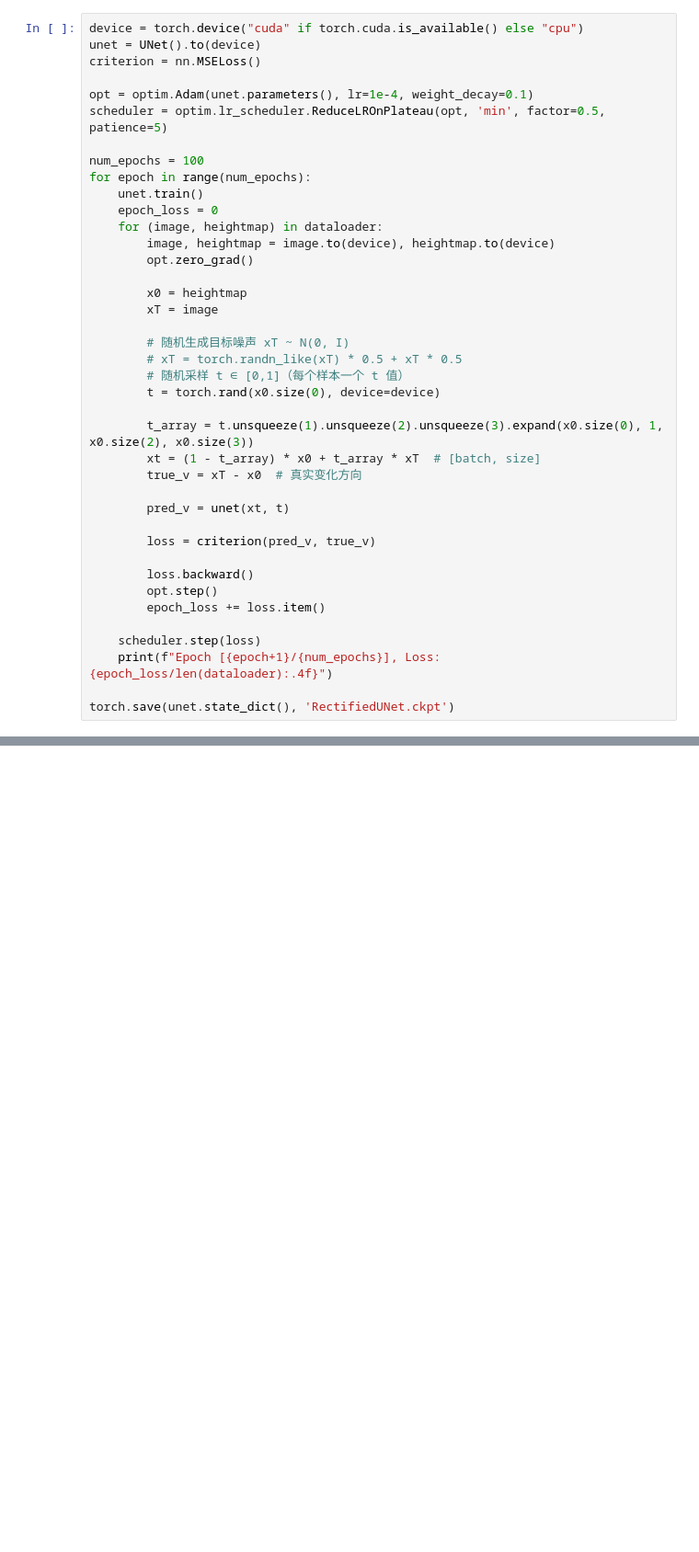
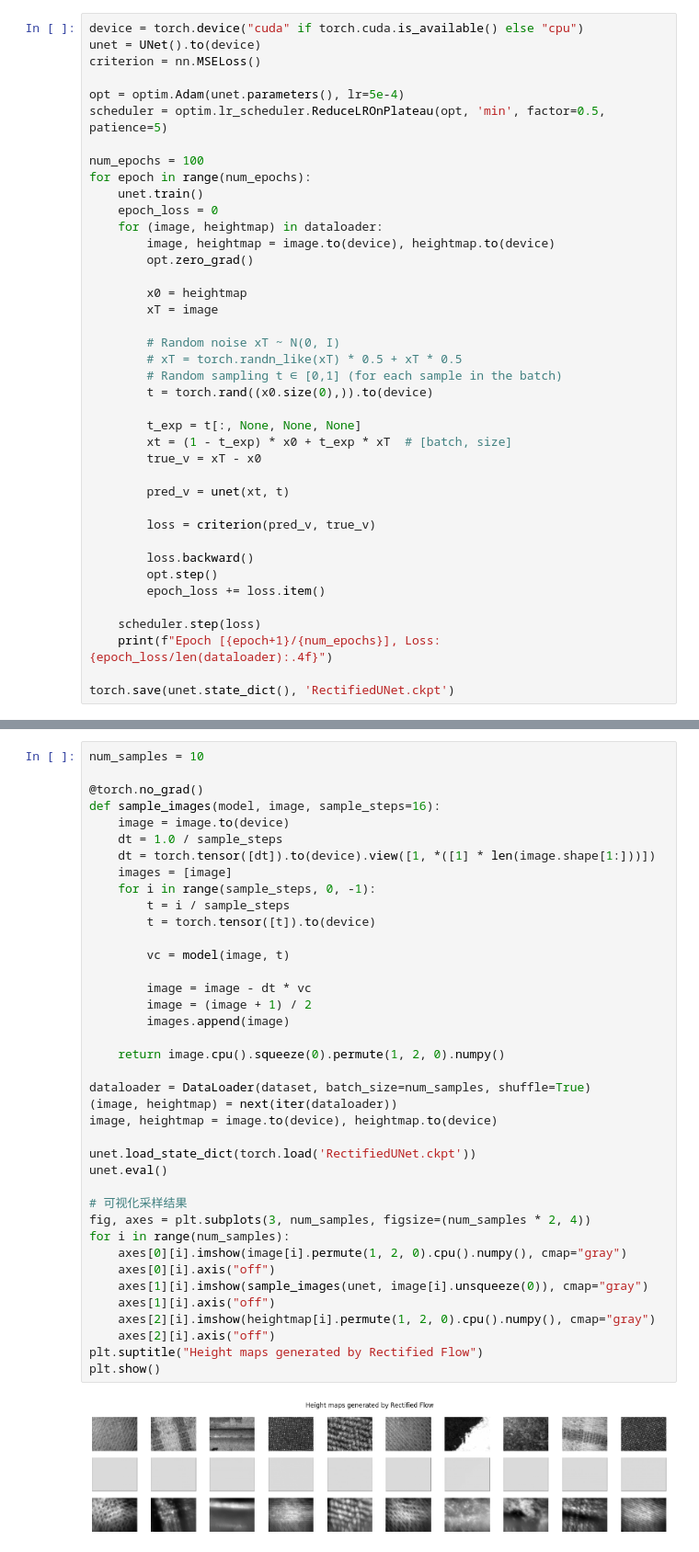
Before and after one commit to MXMX0811/GelSight_Texture_Dataset, a Jupyter notebook: models/RectifiedUNet.ipynb, the cells around one changed output, grey strips where cells are left out. Shown at 92% size. Cells and saved outputs as stored; diff of their text form; blank space fills up the shorter version.

```diff
--- a/models/RectifiedUNet.ipynb
+++ b/models/RectifiedUNet.ipynb
@@ -158,7 +192,7 @@ device = torch.device("cuda" if torch.cuda.is_available() else "cpu")
 unet = UNet().to(device)
 criterion = nn.MSELoss()
 
-opt = optim.Adam(unet.parameters(), lr=1e-4, weight_decay=0.1)
+opt = optim.Adam(unet.parameters(), lr=5e-4)
 scheduler = optim.lr_scheduler.ReduceLROnPlateau(opt, 'min', factor=0.5, patience=5)
 
 num_epochs = 100
@@ -172,14 +206,14 @@ for epoch in range(num_epochs):
         x0 = heightmap
         xT = image
 
-        # 随机生成目标噪声 xT ~ N(0, I)
+        # Random noise xT ~ N(0, I)
         # xT = torch.randn_like(xT) * 0.5 + xT * 0.5
-        # 随机采样 t ∈ [0,1]（每个样本一个 t 值）
-        t = torch.rand(x0.size(0), device=device)
+        # Random sampling t ∈ [0,1] (for each sample in the batch)
+        t = torch.rand((x0.size(0),)).to(device)
 
-        t_array = t.unsqueeze(1).unsqueeze(2).unsqueeze(3).expand(x0.size(0), 1, x0.size(2), x0.size(3))
-        xt = (1 - t_array) * x0 + t_array * xT  # [batch, size]
-        true_v = xT - x0  # 真实变化方向
+        t_exp = t[:, None, None, None]
+        xt = (1 - t_exp) * x0 + t_exp * xT  # [batch, size]
+        true_v = xT - x0
 
         pred_v = unet(xt, t)
 
@@ -214,3 +248,44 @@ Epoch [100/100], Loss: 3.5272
+# %%
+num_samples = 10
+
+@torch.no_grad()
+def sample_images(model, image, sample_steps=16):
+    image = image.to(device)
+    dt = 1.0 / sample_steps
+    dt = torch.tensor([dt]).to(device).view([1, *([1] * len(image.shape[1:]))])
+    images = [image]
+    for i in range(sample_steps, 0, -1):
+        t = i / sample_steps
+        t = torch.tensor([t]).to(device)
+
+        vc = model(image, t)
+
+        image = image - dt * vc
+        image = (image + 1) / 2
+        images.append(image)
+
+    return image.cpu().squeeze(0).permute(1, 2, 0).numpy()
+
+dataloader = DataLoader(dataset, batch_size=num_samples, shuffle=True)
+(image, heightmap) = next(iter(dataloader))
+image, heightmap = image.to(device), heightmap.to(device)
+
+unet.load_state_dict(torch.load('RectifiedUNet.ckpt'))
+unet.eval()
+
+# 可视化采样结果
+fig, axes = plt.subplots(3, num_samples, figsize=(num_samples * 2, 4))
+for i in range(num_samples):
+    axes[0][i].imshow(image[i].permute(1, 2, 0).cpu().numpy(), cmap="gray")
+    axes[0][i].axis("off")
+    axes[1][i].imshow(sample_images(unet, image[i].unsqueeze(0)), cmap="gray")
+    axes[1][i].axis("off")
+    axes[2][i].imshow(heightmap[i].permute(1, 2, 0).cpu().numpy(), cmap="gray")
+    axes[2][i].axis("off")
+plt.suptitle("Height maps generated by Rectified Flow")
+plt.show()
+# %% [output]
+[figure, added]
 # %%
 num_samples = 10
 
```
Also changed, not shown: parts of 8 cells of this notebook.
